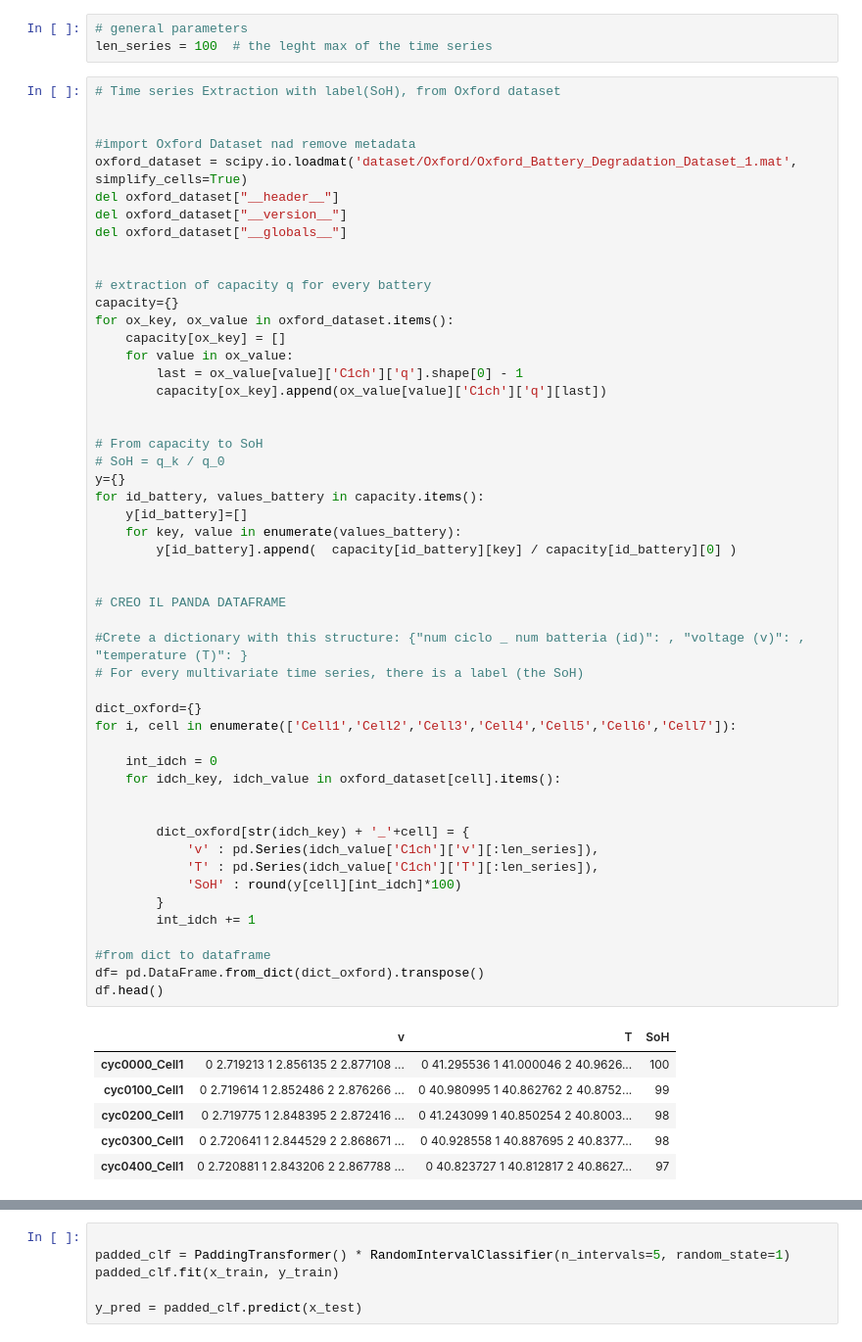
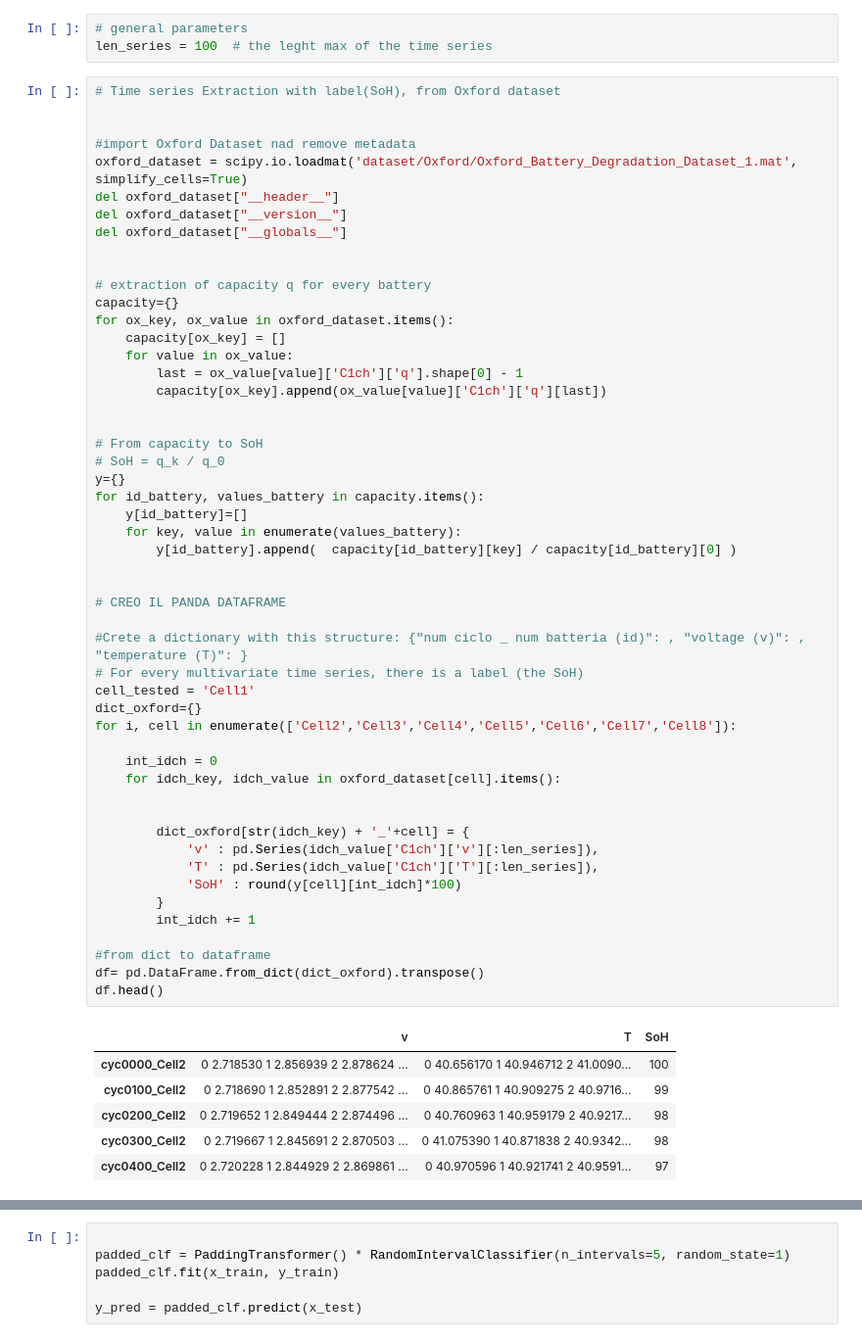
Before and after one commit to daimoners/TSC_for_SoH, a Jupyter notebook: battery_tsc_experiment3.ipynb, the cells around one changed output, grey strips where cells are left out. Shown: that part at 98% size. Drawn from its saved outputs; the diff is of its cells as text.

```diff
--- a/battery_tsc_experiment3.ipynb
+++ b/battery_tsc_experiment3.ipynb
@@ -44,40 +44,40 @@ for ox_key, ox_value in oxford_dataset.items():
 # SoH = q_k / q_0
 y={}
 for id_battery, values_battery in capacity.items():
     y[id_battery]=[]
     for key, value in enumerate(values_battery):
         y[id_battery].append(  capacity[id_battery][key] / capacity[id_battery][0] )
 
 
 # CREO IL PANDA DATAFRAME
 
 #Crete a dictionary with this structure: {"num ciclo _ num batteria (id)": , "voltage (v)": , "temperature (T)": }
 # For every multivariate time series, there is a label (the SoH)
-
+cell_tested = 'Cell1'
 dict_oxford={}
-for i, cell in enumerate(['Cell1','Cell2','Cell3','Cell4','Cell5','Cell6','Cell7']):
+for i, cell in enumerate(['Cell2','Cell3','Cell4','Cell5','Cell6','Cell7','Cell8']):
 
     int_idch = 0
     for idch_key, idch_value in oxford_dataset[cell].items():
 
 
         dict_oxford[str(idch_key) + '_'+cell] = {
             'v' : pd.Series(idch_value['C1ch']['v'][:len_series]),
             'T' : pd.Series(idch_value['C1ch']['T'][:len_series]),
             'SoH' : round(y[cell][int_idch]*100)
         }
         int_idch += 1
 
 #from dict to dataframe
 df= pd.DataFrame.from_dict(dict_oxford).transpose()
 df.head()
 # %% [output]
 |  | v | T | SoH |
-| cyc0000_Cell1 | 0 2.719213 1 2.856135 2 2.877108 ... | 0 41.295536 1 41.000046 2 40.9626... | 100 |
-| cyc0100_Cell1 | 0 2.719614 1 2.852486 2 2.876266 ... | 0 40.980995 1 40.862762 2 40.8752... | 99 |
-| cyc0200_Cell1 | 0 2.719775 1 2.848395 2 2.872416 ... | 0 41.243099 1 40.850254 2 40.8003... | 98 |
-| cyc0300_Cell1 | 0 2.720641 1 2.844529 2 2.868671 ... | 0 40.928558 1 40.887695 2 40.8377... | 98 |
-| cyc0400_Cell1 | 0 2.720881 1 2.843206 2 2.867788 ... | 0 40.823727 1 40.812817 2 40.8627... | 97 |
+| cyc0000_Cell2 | 0 2.718530 1 2.856939 2 2.878624 ... | 0 40.656170 1 40.946712 2 41.0090... | 100 |
+| cyc0100_Cell2 | 0 2.718690 1 2.852891 2 2.877542 ... | 0 40.865761 1 40.909275 2 40.9716... | 99 |
+| cyc0200_Cell2 | 0 2.719652 1 2.849444 2 2.874496 ... | 0 40.760963 1 40.959179 2 40.9217... | 98 |
+| cyc0300_Cell2 | 0 2.719667 1 2.845691 2 2.870503 ... | 0 41.075390 1 40.871838 2 40.9342... | 98 |
+| cyc0400_Cell2 | 0 2.720228 1 2.844929 2 2.869861 ... | 0 40.970596 1 40.921741 2 40.9591... | 97 |
 # %%
 
 
```
Also changed, not shown: parts of 4 cells of this notebook, 43 other files.
